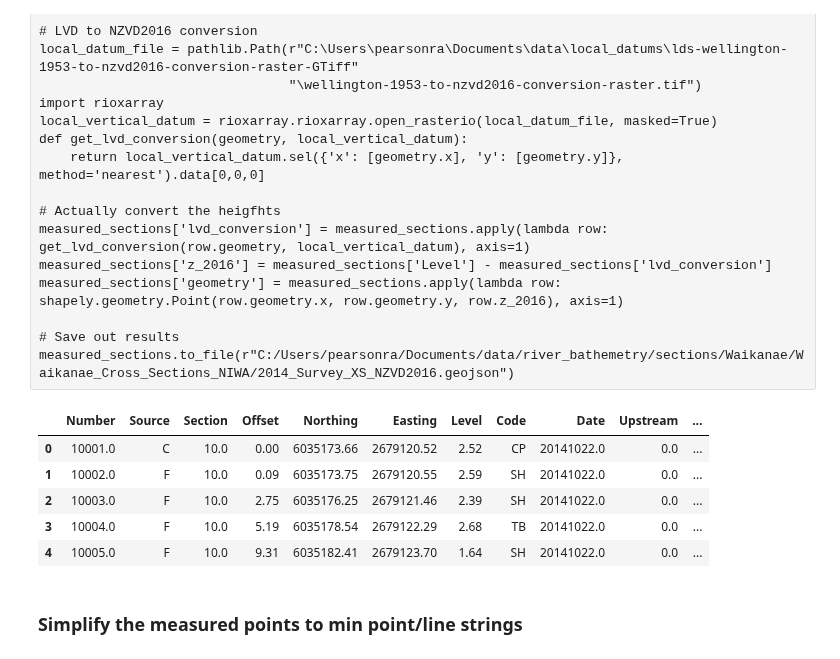
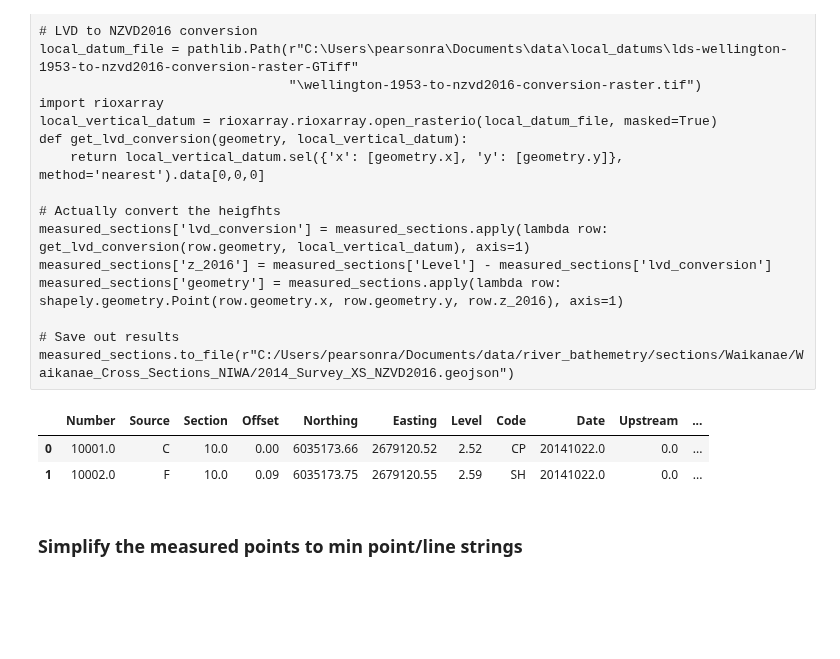
Before and after one commit to rosepearson/Hydrologic-DEMs-scripts, a Jupyter notebook: jupyter_notebooks/river_bathymetry/waikanae_paper_plots.ipynb, the cells around one changed output. Drawn from its saved outputs; the diff is of its cells as text; code cells hidden in the pictures; blank space fills up the shorter version.

```diff
--- a/jupyter_notebooks/river_bathymetry/waikanae_paper_plots.ipynb
+++ b/jupyter_notebooks/river_bathymetry/waikanae_paper_plots.ipynb
@@ -60,15 +61,12 @@ measured_sections['geometry'] = measured_sections.apply(lambda row: shapely.geom
 measured_sections.to_file(r"C:/Users/pearsonra/Documents/data/river_bathemetry/sections/Waikanae/Waikanae_Cross_Sections_NIWA/2014_Survey_XS_NZVD2016.geojson")
 # %%
 measured_sections = geopandas.read_file(r"C:/Users/pearsonra/Documents/data/river_bathemetry/sections/Waikanae/Waikanae_Cross_Sections_NIWA/2014_Survey_XS_NZVD2016.geojson")
-# %%
-measured_sections.head(5)
-# %% [output]
-|  | Number | Source | Section | Offset | Northing | Easting | Level | Code | Date | Upstream | ... |
-| 0 | 10001.0 | C | 10.0 | 0.00 | 6035173.66 | 2679120.52 | 2.52 | CP | 20141022.0 | 0.0 | ... |
-| 1 | 10002.0 | F | 10.0 | 0.09 | 6035173.75 | 2679120.55 | 2.59 | SH | 20141022.0 | 0.0 | ... |
-| 2 | 10003.0 | F | 10.0 | 2.75 | 6035176.25 | 2679121.46 | 2.39 | SH | 20141022.0 | 0.0 | ... |
-| 3 | 10004.0 | F | 10.0 | 5.19 | 6035178.54 | 2679122.29 | 2.68 | TB | 20141022.0 | 0.0 | ... |
-| 4 | 10005.0 | F | 10.0 | 9.31 | 6035182.41 | 2679123.70 | 1.64 | SH | 20141022.0 | 0.0 | ... |
+# %%
+measured_sections.head(2)
+# %% [output]
+|  | Number | Source | Section | Offset | Northing | Easting | Level | Code | Date | Upstream | ... |
+| 0 | 10001.0 | C | 10.0 | 0.00 | 6035173.66 | 2679120.52 | 2.52 | CP | 20141022.0 | 0.0 | ... |
+| 1 | 10002.0 | F | 10.0 | 0.09 | 6035173.75 | 2679120.55 | 2.59 | SH | 20141022.0 | 0.0 | ... |
 # %% [markdown]
 ### Simplify the measured points to min point/line strings
 # %%
```
Also changed, not shown: parts of 42 cells of this notebook, 1 other file.
